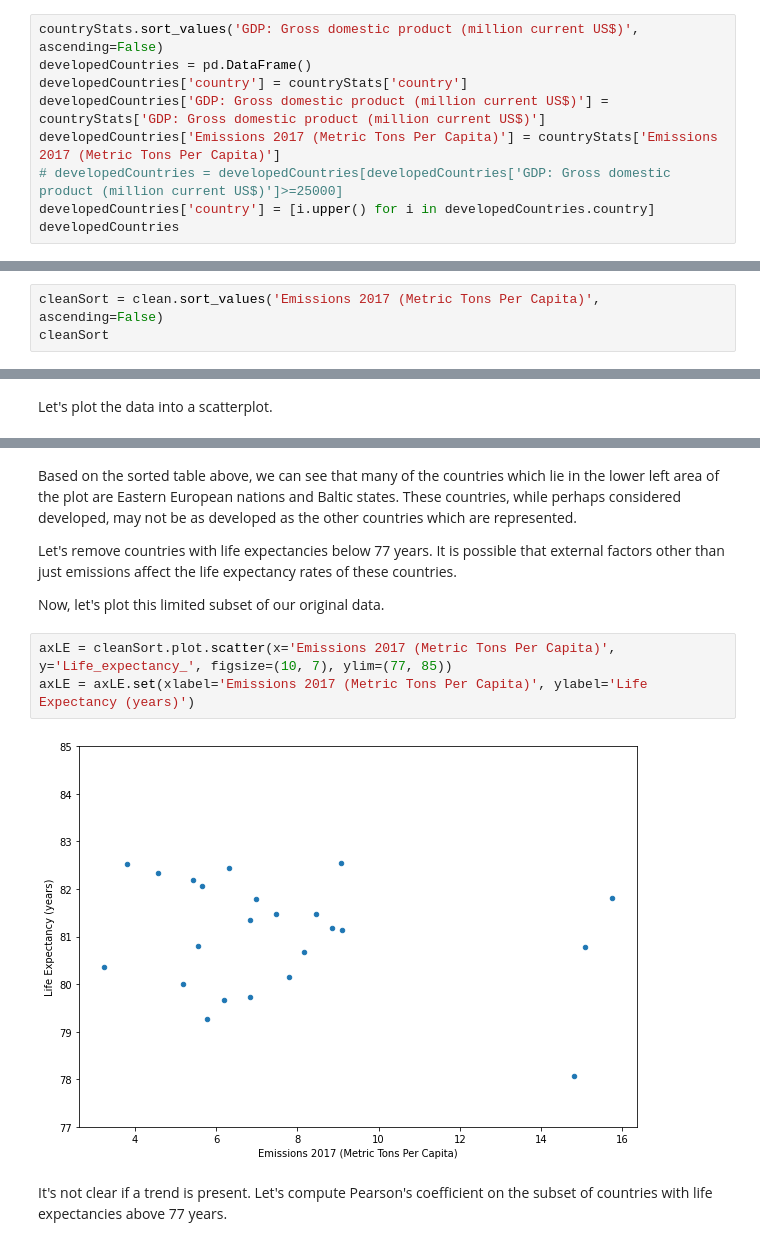
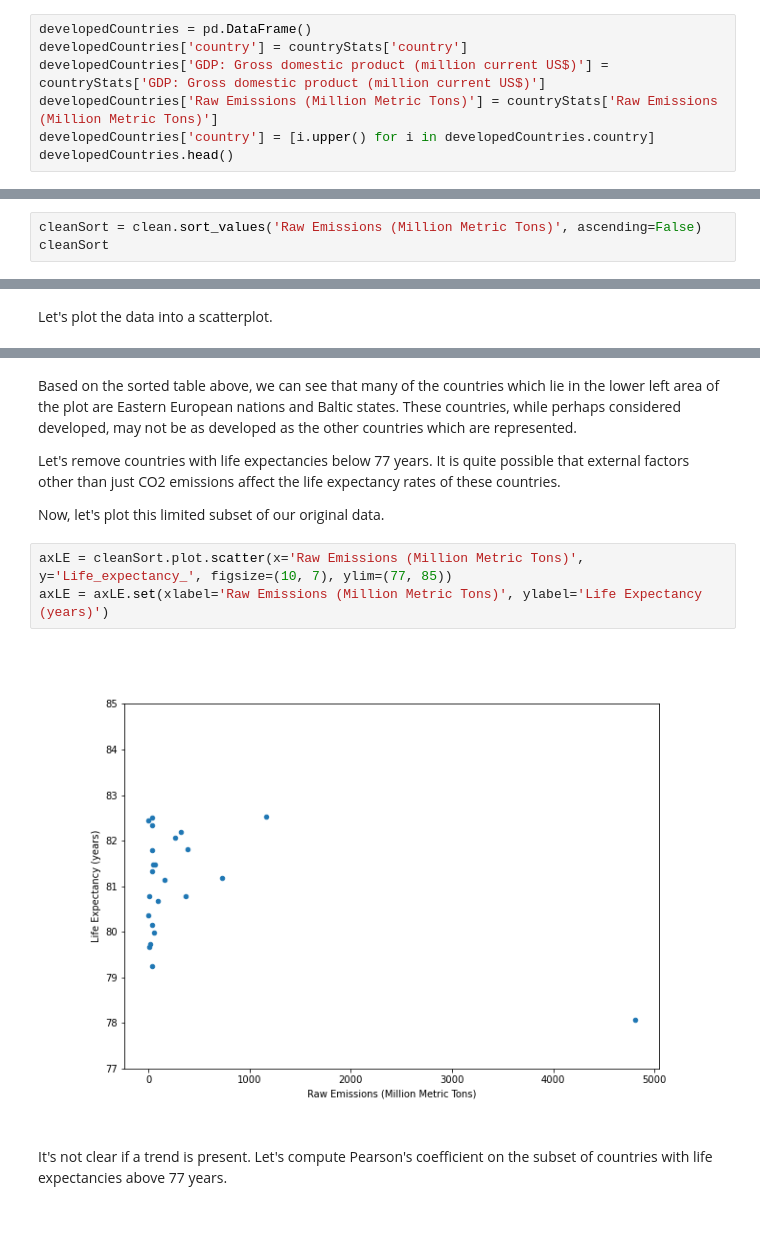
Before and after one commit to melotic/cs3654-project, a Jupyter notebook: Project3.ipynb, the cells around one changed output, grey strips where cells are left out. Cells and saved outputs as stored; diff of their text form.

```diff
--- a/Project3.ipynb
+++ b/Project3.ipynb
@@ -1102,10 +1225,8 @@ First, let's filter and sort the data to find the most developed countries based
 # %%
-countryStats.sort_values('GDP: Gross domestic product (million current US$)', ascending=False)
 developedCountries = pd.DataFrame()
 developedCountries['country'] = countryStats['country']
 developedCountries['GDP: Gross domestic product (million current US$)'] = countryStats['GDP: Gross domestic product (million current US$)']
-developedCountries['Emissions 2017 (Metric Tons Per Capita)'] = countryStats['Emissions 2017 (Metric Tons Per Capita)']
-# developedCountries = developedCountries[developedCountries['GDP: Gross domestic product (million current US$)']>=25000]
+developedCountries['Raw Emissions (Million Metric Tons)'] = countryStats['Raw Emissions (Million Metric Tons)']
 developedCountries['country'] = [i.upper() for i in developedCountries.country]
-developedCountries
+developedCountries.head()
 # %% [output]
@@ -1186,4 +1277,4 @@ Let's sort the joined data frame by the emissions in 2017 to get a sense of any
 # %%
-cleanSort = clean.sort_values('Emissions 2017 (Metric Tons Per Capita)', ascending=False)
+cleanSort = clean.sort_values('Raw Emissions (Million Metric Tons)', ascending=False)
 cleanSort
 # %% [output]
@@ -1214,14 +1305,14 @@ axLE = axLE.set(xlabel='Emissions 2017 (Metric Tons Per Capita)', ylabel='Life E
 # %% [markdown]
 Based on the sorted table above, we can see that many of the countries which lie in the lower left area of the plot are Eastern European nations and Baltic states. These countries, while perhaps considered developed, may not be as developed as the other countries which are represented.
 
-Let's remove countries with life expectancies below 77 years. It is possible that external factors other than just emissions affect the life expectancy rates of these countries.
+Let's remove countries with life expectancies below 77 years. It is quite possible that external factors other than just CO2 emissions affect the life expectancy rates of these countries.
 
 Now, let's plot this limited subset of our original data.
 # %%
-axLE = cleanSort.plot.scatter(x='Emissions 2017 (Metric Tons Per Capita)', y='Life_expectancy_', figsize=(10, 7), ylim=(77, 85))
-axLE = axLE.set(xlabel='Emissions 2017 (Metric Tons Per Capita)', ylabel='Life Expectancy (years)')
+axLE = cleanSort.plot.scatter(x='Raw Emissions (Million Metric Tons)', y='Life_expectancy_', figsize=(10, 7), ylim=(77, 85))
+axLE = axLE.set(xlabel='Raw Emissions (Million Metric Tons)', ylabel='Life Expectancy (years)')
 # %% [output]
-[figure, old version]
+[figure, new version]
 # %% [markdown]
 It's not clear if a trend is present. Let's compute Pearson's coefficient on the subset of countries with life expectancies above 77 years.
 # %%
```
Also changed, not shown: parts of 97 cells of this notebook.
